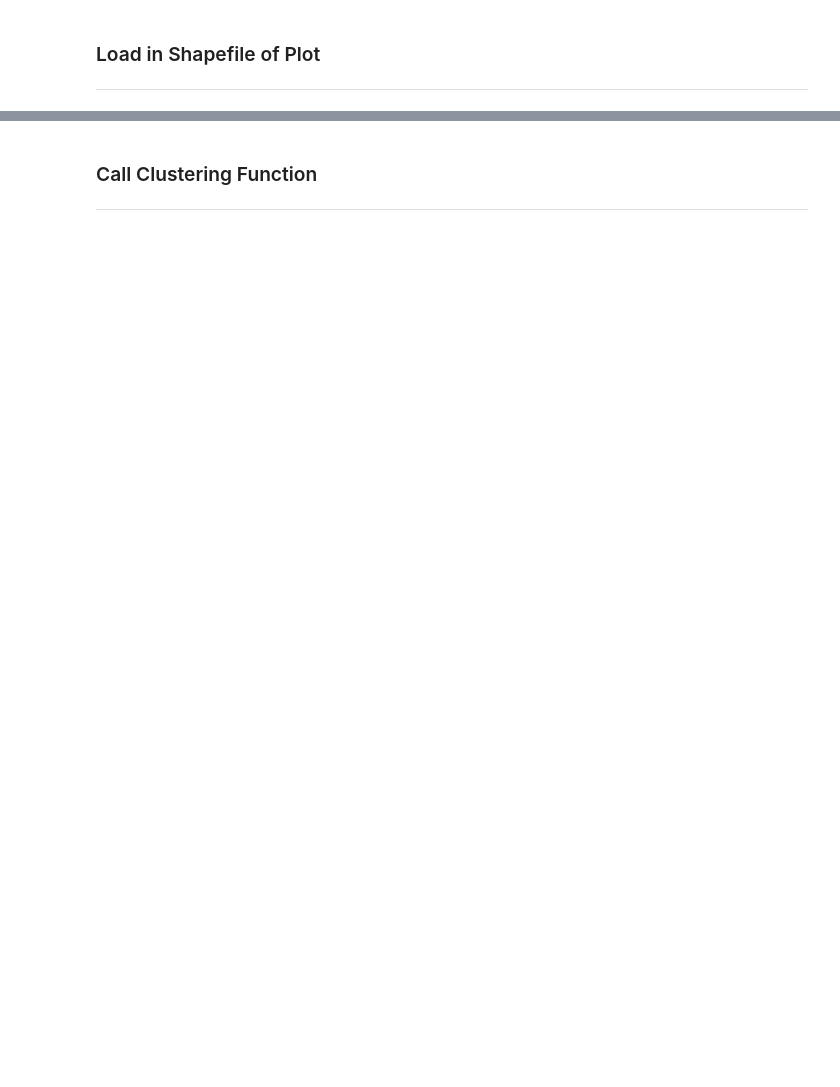
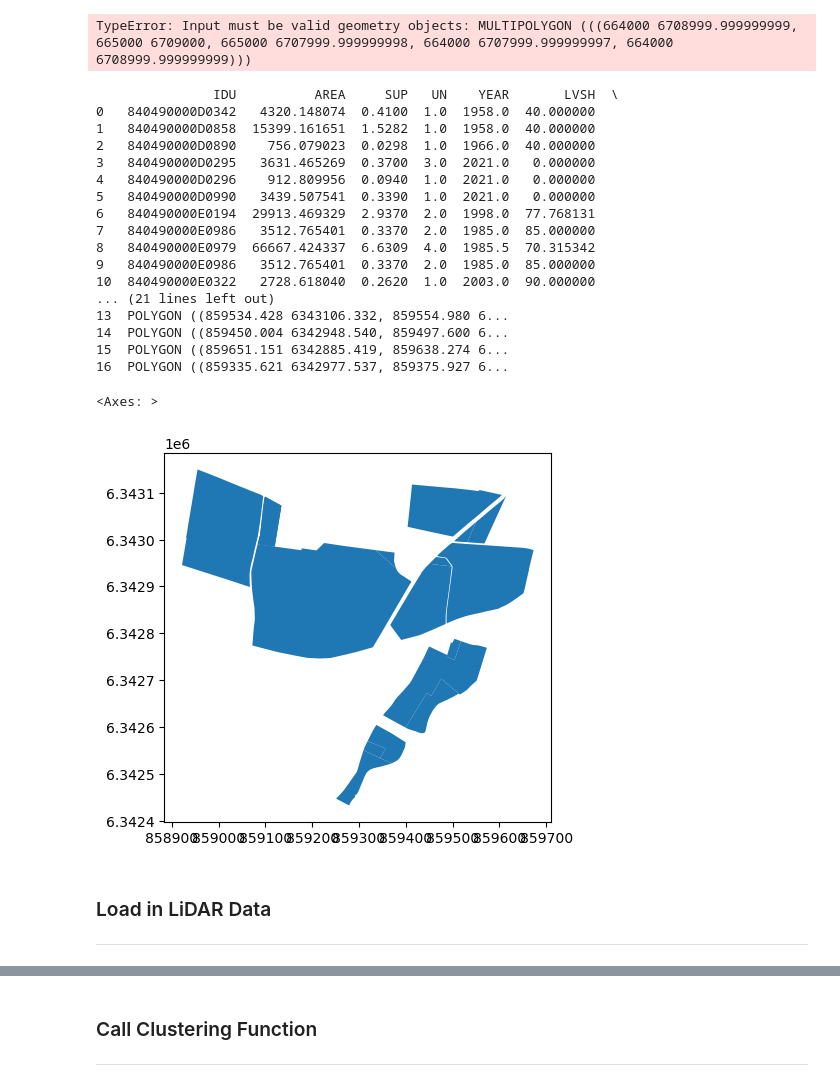
Before and after one commit to vinDAR-MEDS/vinDAR, a Jupyter notebook: src/exploratory_analysis.ipynb, the cells around one changed output, grey strips where cells are left out. Saved outputs shown, nothing was run; the diff lists cells and outputs as text; code cells hidden in the pictures; blank space fills up the shorter version.

```diff
--- a/src/exploratory_analysis.ipynb
+++ b/src/exploratory_analysis.ipynb
@@ -19,0 +116,12 @@ Jupyter environment detected. Enabling Open3D WebVisualizer.
+# %%
+df = pd.read_csv("../data/metadata.csv", quoting=2)
+
+df = gpd.GeoDataFrame(
+    df,
+    geometry="geom",
+    crs="EPSG:2154"
+)
+
+containing_polygons = gpd.sjoin(df, gdf, predicate='within')
+# %% [output]
+TypeError: Input must be valid geometry objects: MULTIPOLYGON (((664000 6708999.999999999, 665000 6709000, 665000 6707999.999999998, 664000 6707999.999999997, 664000 6708999.999999999)))
@@ -19,0 +130,39 @@ Jupyter environment detected. Enabling Open3D WebVisualizer.
+# %%
+idus = ["840490000D0342", "840490000D0858", "840490000D0890", "840490000D0295",
+        "840490000D0296", "840490000D0990","840490000E0194", "840490000E0986",
+        "840490000E0979","840490000E0986","840490000E0322", "840490000E0323",
+        "840490000E0341", "840490000E0801", "840490000E0771","840490000E0834",
+        "840490000E0978"]
+
+parcels = [data_import.load_shapefile(file_name="dra_plt", idu=i) for i in idus]
+
+# Combine into a GeoDataFrame and dissolve
+gdf = gpd.GeoDataFrame(pd.concat(parcels, ignore_index=True))
+
+# SUP: Planted Area in Hectacre
+# No signifigant change
+# Add AOC
+# Maybe add classification by location
+
+print(gdf)
+gdf.plot()
+# %% [output]
+               IDU          AREA     SUP   UN    YEAR       LVSH  \
+0   840490000D0342   4320.148074  0.4100  1.0  1958.0  40.000000
+1   840490000D0858  15399.161651  1.5282  1.0  1958.0  40.000000
+2   840490000D0890    756.079023  0.0298  1.0  1966.0  40.000000
+3   840490000D0295   3631.465269  0.3700  3.0  2021.0   0.000000
+4   840490000D0296    912.809956  0.0940  1.0  2021.0   0.000000
+5   840490000D0990   3439.507541  0.3390  1.0  2021.0   0.000000
+6   840490000E0194  29913.469329  2.9370  2.0  1998.0  77.768131
+7   840490000E0986   3512.765401  0.3370  2.0  1985.0  85.000000
+8   840490000E0979  66667.424337  6.6309  4.0  1985.5  70.315342
+9   840490000E0986   3512.765401  0.3370  2.0  1985.0  85.000000
+10  840490000E0322   2728.618040  0.2620  1.0  2003.0  90.000000
+... (21 lines left out)
+13  POLYGON ((859534.428 6343106.332, 859554.980 6...
+14  POLYGON ((859450.004 6342948.540, 859497.600 6...
+15  POLYGON ((859651.151 6342885.419, 859638.274 6...
+16  POLYGON ((859335.621 6342977.537, 859375.927 6...
+<Axes: >
+[figure, added]
@@ -20,3 +203,3 @@ Jupyter environment detected. Enabling Open3D WebVisualizer.
 # %% [markdown]
-### Load in Shapefile of Plot
+### Load in LiDAR Data
 ***
```
Also changed, not shown: parts of 41 cells of this notebook, 6 other files.
